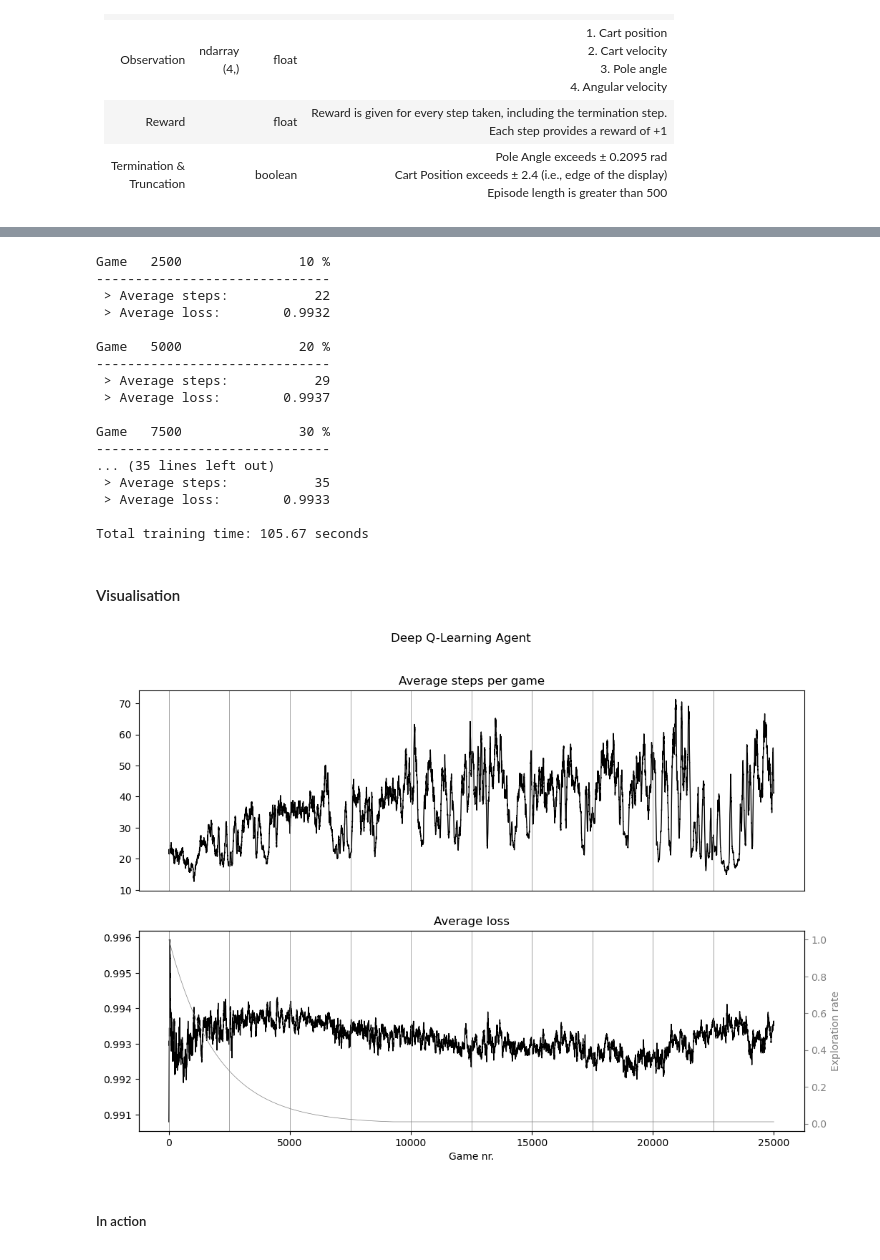
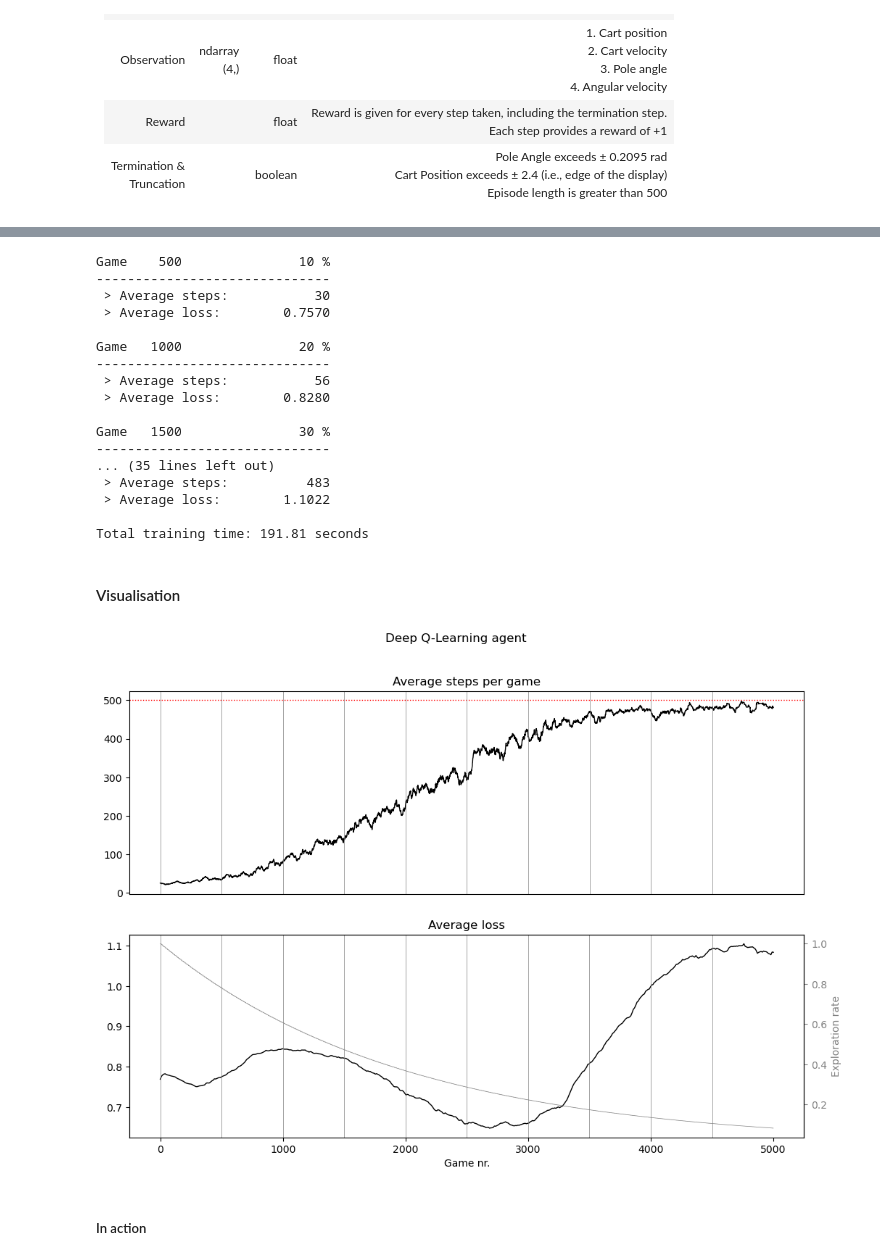
Before and after one commit to hallvardnmbu/reinforcement-learning, a Jupyter notebook: reinforcement-learning/value-based-examples.ipynb, the cells around one changed output, grey strips where cells are left out. Cells and saved outputs as stored; diff of their text form; code cells hidden in the pictures.

Commit message:
Deep Q approach now works correctly.

```diff
--- a/reinforcement-learning/value-based-examples.ipynb
+++ b/reinforcement-learning/value-based-examples.ipynb
@@ -39,14 +49,18 @@ OPTIMIZER = {"optim": torch.optim.RMSprop, "lr": 0.0001}
 # %%
-value_agent = ValueDeepQAgent(
+value_agent = MinibatchDeepQ(
     network=NETWORK, optimizer=OPTIMIZER,
-    gamma=GAMMA, batch_size=MINIBATCH,
+    gamma=GAMMA, batch_size=MINIBATCH, memory=MEMORY,
     exploration_rate=EXPLORATION_RATE, exploration_decay=EXPLORATION_DECAY, exploration_min=EXPLORATION_MIN
 )
 
 _value_agent = copy.deepcopy(value_agent)
 # %%
 checkpoint = GAMES // 10
-metrics = {metric: torch.zeros(GAMES) for metric in ["steps", "losses", "exploration"]}
+metrics = {
+    "steps": torch.zeros(GAMES),
+    "losses": torch.zeros(GAMES // TRAIN_EVERY),
+    "exploration": torch.zeros(GAMES)
+}
 # %%
 start = time.time()
 for game in range(1, GAMES + 1):
@@ -64,23 +78,26 @@ for game in range(1, GAMES + 1):
         new_state, reward, terminated, truncated, _ = environment.step(action.item())
         new_state = torch.tensor(new_state, dtype=torch.float32).unsqueeze(0)
 
-        value_agent.memorize(state, action, new_state, torch.tensor([reward]))
+        value_agent.remember(state, action, new_state, torch.tensor([reward]))
         state = new_state
-    loss = value_agent.learn(network=_value_agent)
+    value_agent.memorize(steps)
+
+    if game % TRAIN_EVERY == 0:
+        loss = value_agent.learn(network=_value_agent)
+        metrics["losses"][game // TRAIN_EVERY - 1] = loss
 
     if game % RESET_Q_EVERY == 0:
-        _value_agent = copy.deepcopy(value_agent)
+        _value_agent.load_state_dict(value_agent.state_dict())
 
     # METRICS
     # --------------------------------------------------
 
     metrics["steps"][game-1] = steps
-    metrics["losses"][game-1] = loss
     metrics["exploration"][game-1] = value_agent.explore["rate"]
 
     if game % checkpoint == 0 or game == GAMES:
         _mean_steps = metrics["steps"][max(0, game-checkpoint-1):game-1].mean()
-        _mean_loss = metrics["losses"][max(0, game-checkpoint-1):game-1].mean()
+        _mean_loss = metrics["losses"][max(0, (game-checkpoint-1) // TRAIN_EVERY):game // TRAIN_EVERY].mean()
 
         print(f"Game {game:>6} {int(game/GAMES * 100):>16} % \n"
               f"{'-'*30} \n"
@@ -89,61 +106,61 @@ for game in range(1, GAMES + 1):
 
 print(f"Total training time: {time.time()-start:.2f} seconds")
 # %% [output]
-Game   2500               10 %
+Game    500               10 %
 ------------------------------
- > Average steps:           22
- > Average loss:        0.9932
+ > Average steps:           30
+ > Average loss:        0.7570
 
-Game   5000               20 %
+Game   1000               20 %
 ------------------------------
- > Average steps:           29
- > Average loss:        0.9937
+ > Average steps:           56
+ > Average loss:        0.8280
 
-Game   7500               30 %
+Game   1500               30 %
 ------------------------------
 ... (35 lines left out)
- > Average steps:           35
- > Average loss:        0.9933
+ > Average steps:          483
+ > Average loss:        1.1022
 
-Total training time: 105.67 seconds
+Total training time: 191.81 seconds
 # %% [markdown]
 #### Visualisation
 # %%
 def moving_average(data, window_size=50):
     """Compute moving average with given window size of the data."""
     half_window = window_size // 2
-    return [(data[max(0, i-half_window):min(GAMES, i+half_window)]).mean()
-            for i in range(GAMES)]
+    return [(data[max(0, i-half_window):min(len(data), i+half_window)]).mean()
+            for i in range(len(data))]
 
 steps = moving_average(metrics["steps"])
 losses = moving_average(metrics["losses"])
 
 fig, ax = plt.subplots(2, 1, figsize=(12, 8))
-fig.suptitle("Deep Q-Learning Agent")
+fig.suptitle("Deep Q-Learning agent")
 
-# ax[0].axhline(y=500, color="red", linestyle="dotted", linewidth=1)
+ax[0].axhline(y=500, color="red", linestyle="dotted", linewidth=1)
 ax[0].plot(steps, color="black", linewidth=1)
 ax[0].set_xticks([])
 ax[0].set_title("Average steps per game")
 
-ax[1].plot(losses, color="black", linewidth=1)
+ax[1].plot(torch.linspace(0, GAMES, len(losses)), losses, color="black", linewidth=1)
 ax[1].set_xlabel("Game nr.")
 ax[1].set_title("Average loss")
 
 ax_2 = ax[1].twinx()
 ax_2.plot(metrics["exploration"], color="gray", linewidth=0.5)
 ax_2.set_ylabel("Exploration rate")
 ax_2.yaxis.label.set_color('gray')
 ax_2.tick_params(axis='y', colors='gray')
 
 for i in range(0, GAMES, GAMES // 10):
     ax[0].axvline(x=i, color='gray', linewidth=0.5)
     ax[1].axvline(x=i, color='gray', linewidth=0.5)
 
-plt.savefig("./images/deep-q-agent.png")
+plt.savefig("./static/images/torch-dqn.png")
 plt.show()
 # %% [output]
-[figure, old version]
+[figure, new version]
 # %% [markdown]
 ##### In action
 # %%
```
Also changed, not shown: parts of 8 cells of this notebook, 21 other files.
